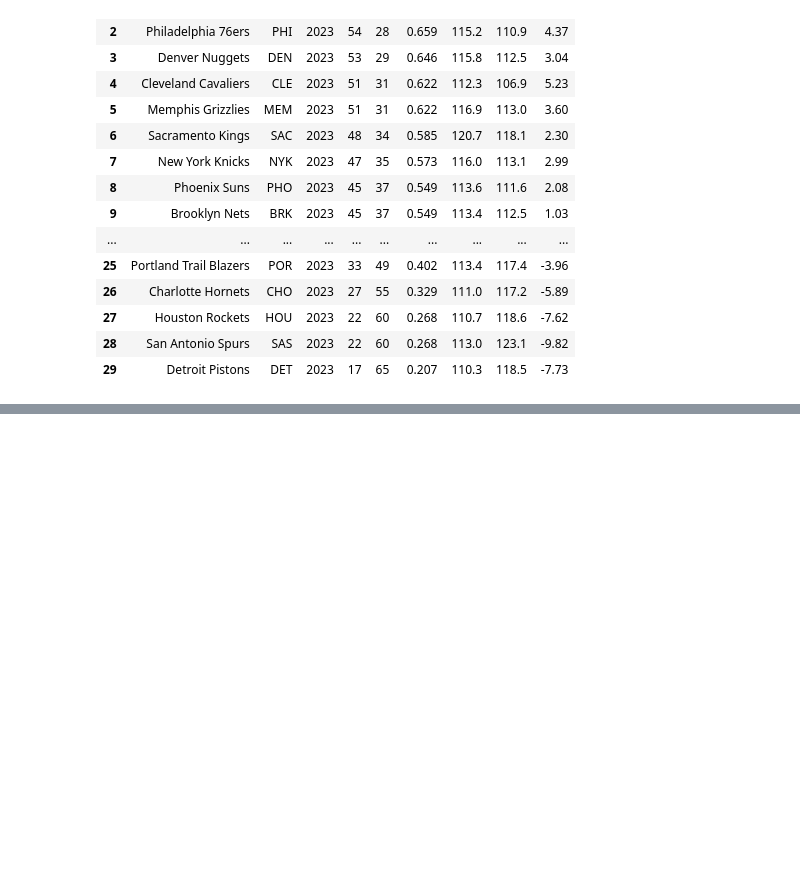
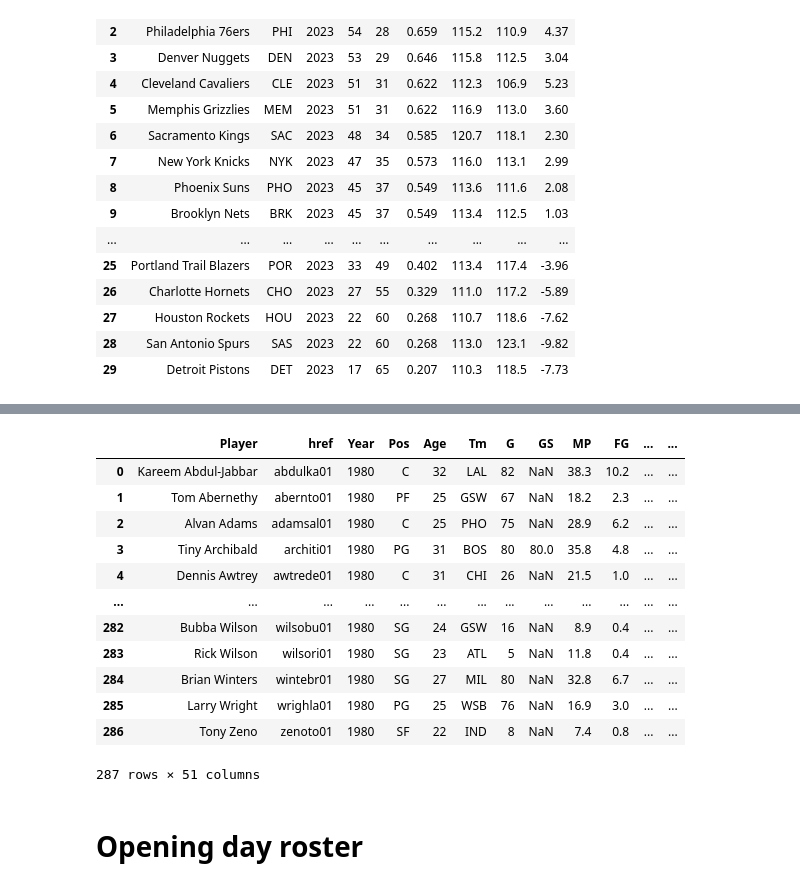
Before and after one commit to martinbog19/balling-on-the-edge, a Jupyter notebook: scrape.ipynb, the cells around one changed output, grey strips where cells are left out. Drawn from its saved outputs; the diff is of its cells as text; code cells hidden in the pictures; blank space fills up the shorter version.

```diff
--- a/scrape.ipynb
+++ b/scrape.ipynb
@@ -67,0 +134,18 @@ scrape_standings(2023)
+# %%
+scrape_player_stats(1980)
+# %% [output]
+|  | Player | href | Year | Pos | Age | Tm | G | GS | MP | FG | ... | ... |
+| 0 | Kareem Abdul-Jabbar | abdulka01 | 1980 | C | 32 | LAL | 82 | NaN | 38.3 | 10.2 | ... | ... |
+| 1 | Tom Abernethy | abernto01 | 1980 | PF | 25 | GSW | 67 | NaN | 18.2 | 2.3 | ... | ... |
+| 2 | Alvan Adams | adamsal01 | 1980 | C | 25 | PHO | 75 | NaN | 28.9 | 6.2 | ... | ... |
+| 3 | Tiny Archibald | architi01 | 1980 | PG | 31 | BOS | 80 | 80.0 | 35.8 | 4.8 | ... | ... |
+| 4 | Dennis Awtrey | awtrede01 | 1980 | C | 31 | CHI | 26 | NaN | 21.5 | 1.0 | ... | ... |
+| ... | ... | ... | ... | ... | ... | ... | ... | ... | ... | ... | ... | ... |
+| 282 | Bubba Wilson | wilsobu01 | 1980 | SG | 24 | GSW | 16 | NaN | 8.9 | 0.4 | ... | ... |
+| 283 | Rick Wilson | wilsori01 | 1980 | SG | 23 | ATL | 5 | NaN | 11.8 | 0.4 | ... | ... |
+| 284 | Brian Winters | wintebr01 | 1980 | SG | 27 | MIL | 80 | NaN | 32.8 | 6.7 | ... | ... |
+| 285 | Larry Wright | wrighla01 | 1980 | PG | 25 | WSB | 76 | NaN | 16.9 | 3.0 | ... | ... |
+| 286 | Tony Zeno | zenoto01 | 1980 | SF | 22 | IND | 8 | NaN | 7.4 | 0.8 | ... | ... |
+287 rows × 51 columns
+# %% [markdown]
+# Opening day roster
```
Also changed, not shown: parts of 6 cells of this notebook.
